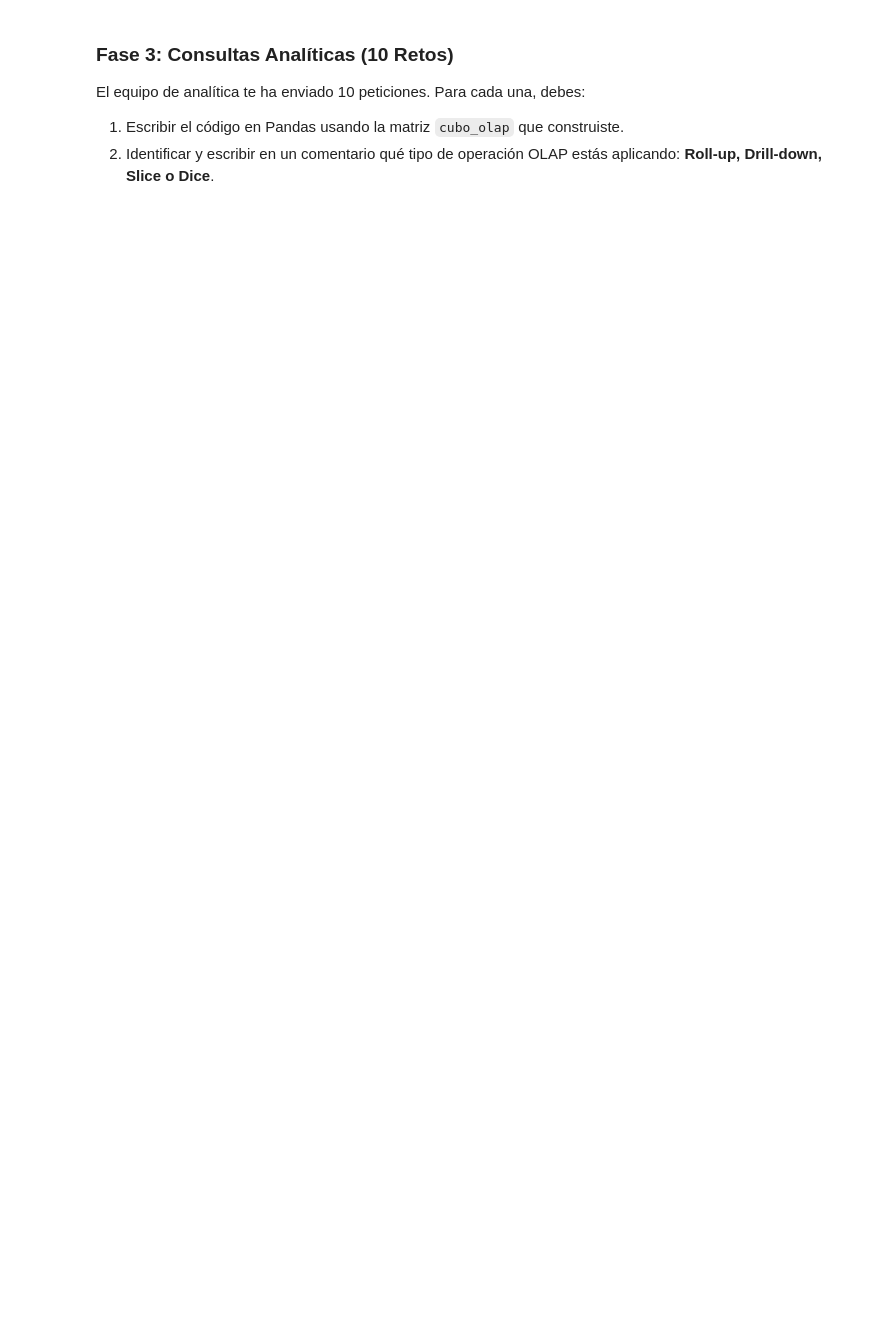
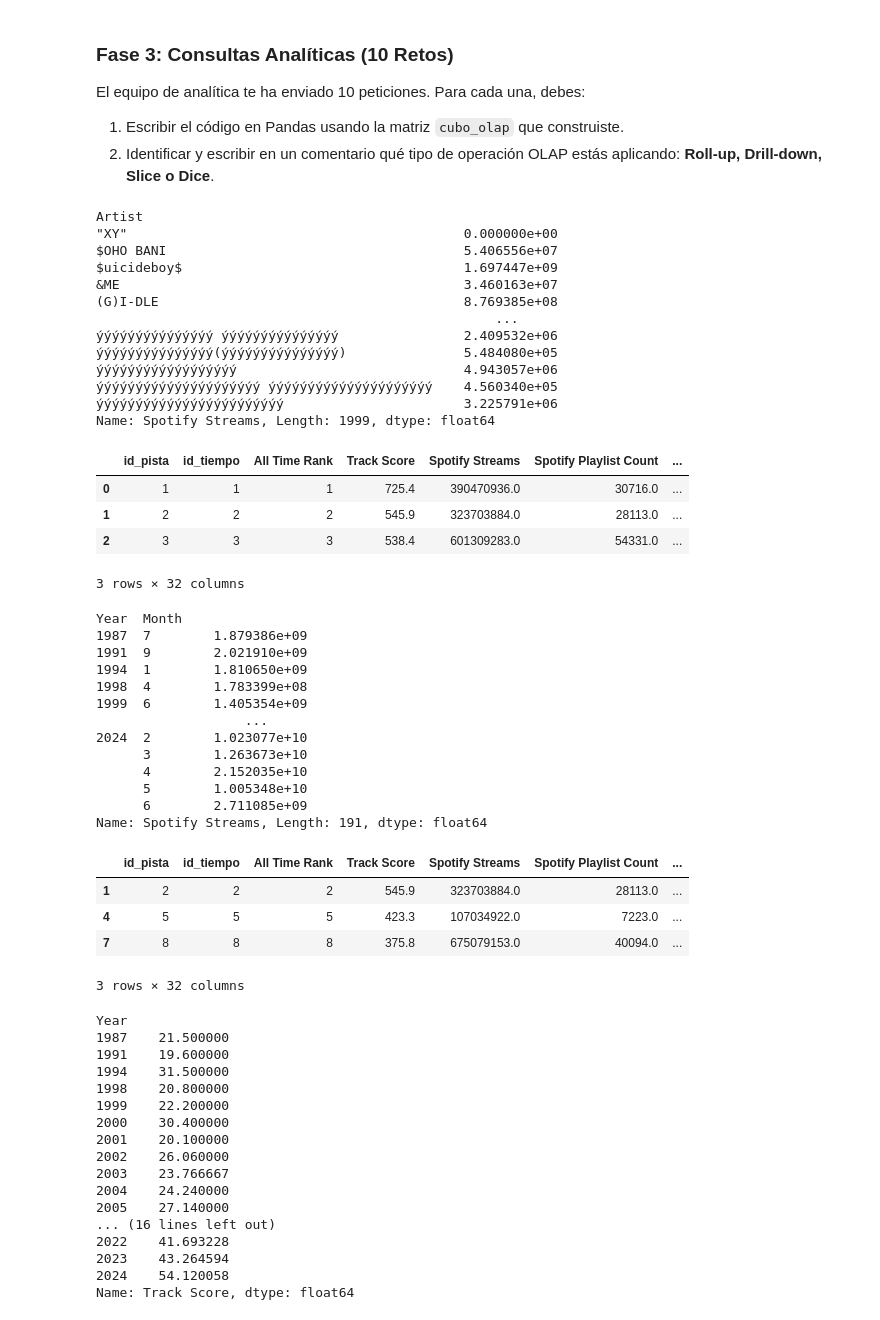
Before and after one commit to Rhamses09/mineria_datos, a Jupyter notebook: parcial2/olap/03-OLAP_operations_exercise.ipynb, the cells around one changed output. Drawn from its saved outputs; the diff is of its cells as text; code cells hidden in the pictures; blank space fills up the shorter version.

```diff
--- a/parcial2/olap/03-OLAP_operations_exercise.ipynb
+++ b/parcial2/olap/03-OLAP_operations_exercise.ipynb
@@ -110,23 +120,82 @@ El equipo de analítica te ha enviado 10 peticiones. Para cada una, debes:
 2. Identificar y escribir en un comentario qué tipo de operación OLAP estás aplicando: **Roll-up, Drill-down, Slice o Dice**.
 # %%
 # RETO 1: El CEO quiere ver el total acumulado de 'Spotify Streams' agrupado por 'Artist'.
-# Operación OLAP: [Escribe aquí si es Roll-up, Drill-down, Slice o Dice]
-respuesta_1 = # Tu código...
+# Operación OLAP: Roll-up (agregación subiendo en la jerarquía dimensional)
+respuesta_1 = cubo_olap.groupby('Artist')['Spotify Streams'].sum()
+display(respuesta_1)
 
 # RETO 2: El equipo de marketing quiere ver todas las métricas únicamente de las canciones lanzadas en el año 2024.
-# Operación OLAP: [Escribe aquí...]
-respuesta_2 = # Tu código...
+# Operación OLAP: Slice (corte fijando un valor específico en la dimensión temporal)
+respuesta_2 = cubo_olap[cubo_olap['Year'] == 2024]
+display(respuesta_2.head(3))
 
 # RETO 3: Finanzas requiere el total de 'Spotify Streams' desglosado primero por Año de Lanzamiento (Year) y luego detallado por Mes de Lanzamiento (Month).
-# Operación OLAP: [Escribe aquí...]
-respuesta_3 = # Tu código...
+# Operación OLAP: Drill-down (desglose jerárquico aumentando el nivel de detalle temporal)
+respuesta_3 = cubo_olap.groupby(['Year', 'Month'])['Spotify Streams'].sum()
+display(respuesta_3)
 
 # RETO 4: Auditoría te pide extraer el rendimiento de las canciones que son explícitas Y que además fueron lanzadas en el año 2024.
-# Operación OLAP: [Escribe aquí...]
-respuesta_4 = # Tu código...
+# Operación OLAP: Dice (filtrado multidimensional sobre 2 dimensiones: contenido y tiempo)
+respuesta_4 = cubo_olap[(cubo_olap['Explicit Track'] == 1) & (cubo_olap['Year'] == 2024)]
+display(respuesta_4.head(3))
 
 # RETO 5: Queremos disminuir el nivel de detalle y ver solamente el promedio del 'Track Score' agrupado por Año de Lanzamiento.
-# Operación OLAP: [Escribe aquí...]
-respuesta_5 = # Tu código...
+# Operación OLAP: Roll-up (resumen agregando por año y calculando promedio)
+respuesta_5 = cubo_olap.groupby('Year')['Track Score'].mean()
+display(respuesta_5)
+# %% [output]
+Artist
+"XY"                                           0.000000e+00
+$OHO BANI                                      5.406556e+07
+$uicideboy$                                    1.697447e+09
+&ME                                            3.460163e+07
+(G)I-DLE                                       8.769385e+08
+                                                   ...
+ýýýýýýýýýýýýýýý ýýýýýýýýýýýýýýý                2.409532e+06
+ýýýýýýýýýýýýýýý(ýýýýýýýýýýýýýýý)               5.484080e+05
+ýýýýýýýýýýýýýýýýýý                             4.943057e+06
+ýýýýýýýýýýýýýýýýýýýýý ýýýýýýýýýýýýýýýýýýýýý    4.560340e+05
+ýýýýýýýýýýýýýýýýýýýýýýýý                       3.225791e+06
+Name: Spotify Streams, Length: 1999, dtype: float64
+|  | id_pista | id_tiempo | All Time Rank | Track Score | Spotify Streams | Spotify Playlist Count | ... |
+| 0 | 1 | 1 | 1 | 725.4 | 390470936.0 | 30716.0 | ... |
+| 1 | 2 | 2 | 2 | 545.9 | 323703884.0 | 28113.0 | ... |
+| 2 | 3 | 3 | 3 | 538.4 | 601309283.0 | 54331.0 | ... |
+3 rows × 32 columns
+Year  Month
+1987  7        1.879386e+09
+1991  9        2.021910e+09
+1994  1        1.810650e+09
+1998  4        1.783399e+08
+1999  6        1.405354e+09
+                   ...
+2024  2        1.023077e+10
+      3        1.263673e+10
+      4        2.152035e+10
+      5        1.005348e+10
+      6        2.711085e+09
+Name: Spotify Streams, Length: 191, dtype: float64
+|  | id_pista | id_tiempo | All Time Rank | Track Score | Spotify Streams | Spotify Playlist Count | ... |
+| 1 | 2 | 2 | 2 | 545.9 | 323703884.0 | 28113.0 | ... |
+| 4 | 5 | 5 | 5 | 423.3 | 107034922.0 | 7223.0 | ... |
+| 7 | 8 | 8 | 8 | 375.8 | 675079153.0 | 40094.0 | ... |
+3 rows × 32 columns
+Year
+1987    21.500000
+1991    19.600000
+1994    31.500000
+1998    20.800000
+1999    22.200000
+2000    30.400000
+2001    20.100000
+2002    26.060000
+2003    23.766667
+2004    24.240000
+2005    27.140000
+... (16 lines left out)
+2022    41.693228
+2023    43.264594
+2024    54.120058
+Name: Track Score, dtype: float64
 # %%
 # RETO 6: Muestra el comportamiento analítico aislando únicamente los datos del artista "Bad Bunny".
```
Also changed, not shown: parts of 3 cells of this notebook.
